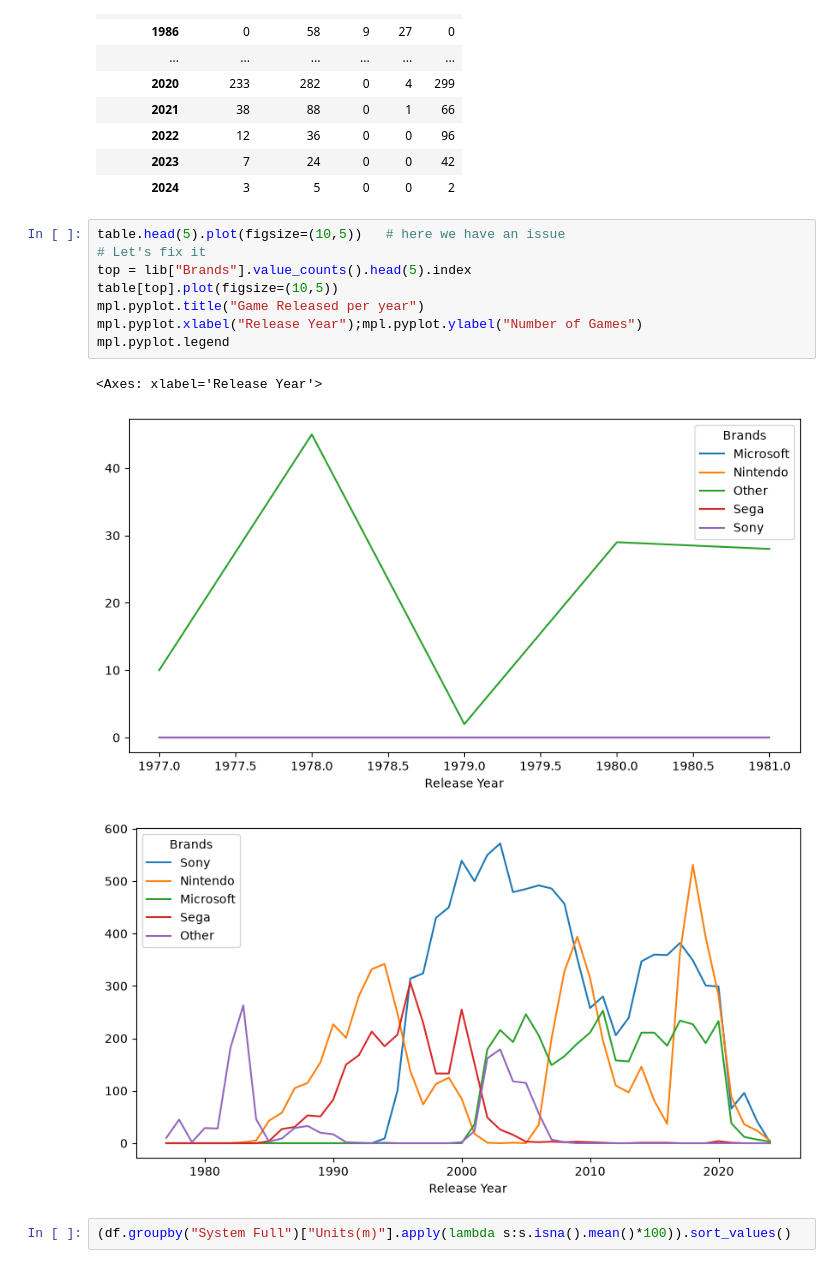
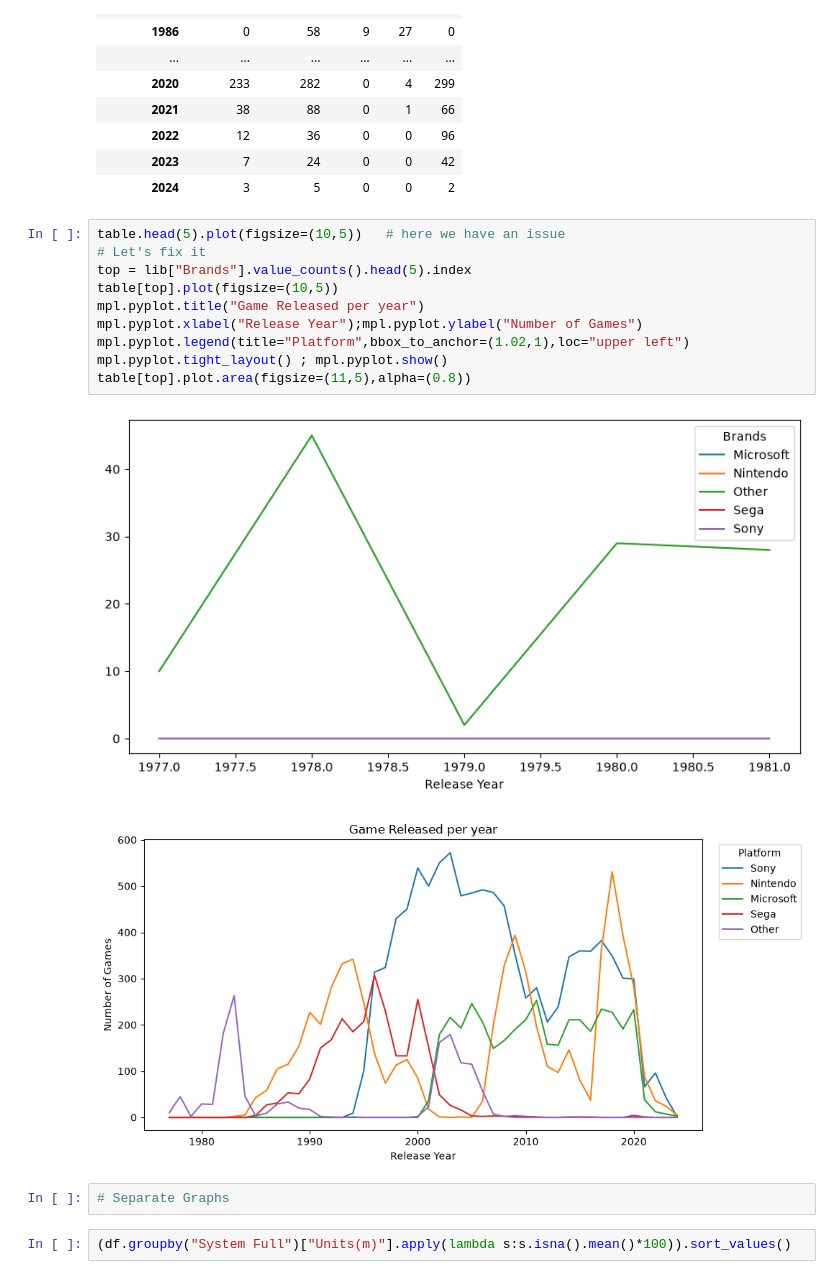
Before and after one commit to ahmadbinsohail/Handling_CSV, a Jupyter notebook: platform_wars_dashboard/main.ipynb, the cells around one changed output. Saved outputs shown, nothing was run; the diff lists cells and outputs as text.

Commit message:
Add area over time

```diff
--- a/platform_wars_dashboard/main.ipynb
+++ b/platform_wars_dashboard/main.ipynb
@@ -85,15 +85,18 @@ table
 # %%
 table.head(5).plot(figsize=(10,5))   # here we have an issue
 # Let's fix it
 top = lib["Brands"].value_counts().head(5).index
 table[top].plot(figsize=(10,5))
 mpl.pyplot.title("Game Released per year")
 mpl.pyplot.xlabel("Release Year");mpl.pyplot.ylabel("Number of Games")
-mpl.pyplot.legend
+mpl.pyplot.legend(title="Platform",bbox_to_anchor=(1.02,1),loc="upper left")
+mpl.pyplot.tight_layout() ; mpl.pyplot.show()
+table[top].plot.area(figsize=(11,5),alpha=(0.8))
 # %% [output]
-<Axes: xlabel='Release Year'>
 [figure]
-[figure, old version]
+[figure, new version]
+# %%
+# Separate Graphs
 # %%
 (df.groupby("System Full")["Units(m)"].apply(lambda s:s.isna().mean()*100)).sort_values()
 # %% [output]
```
